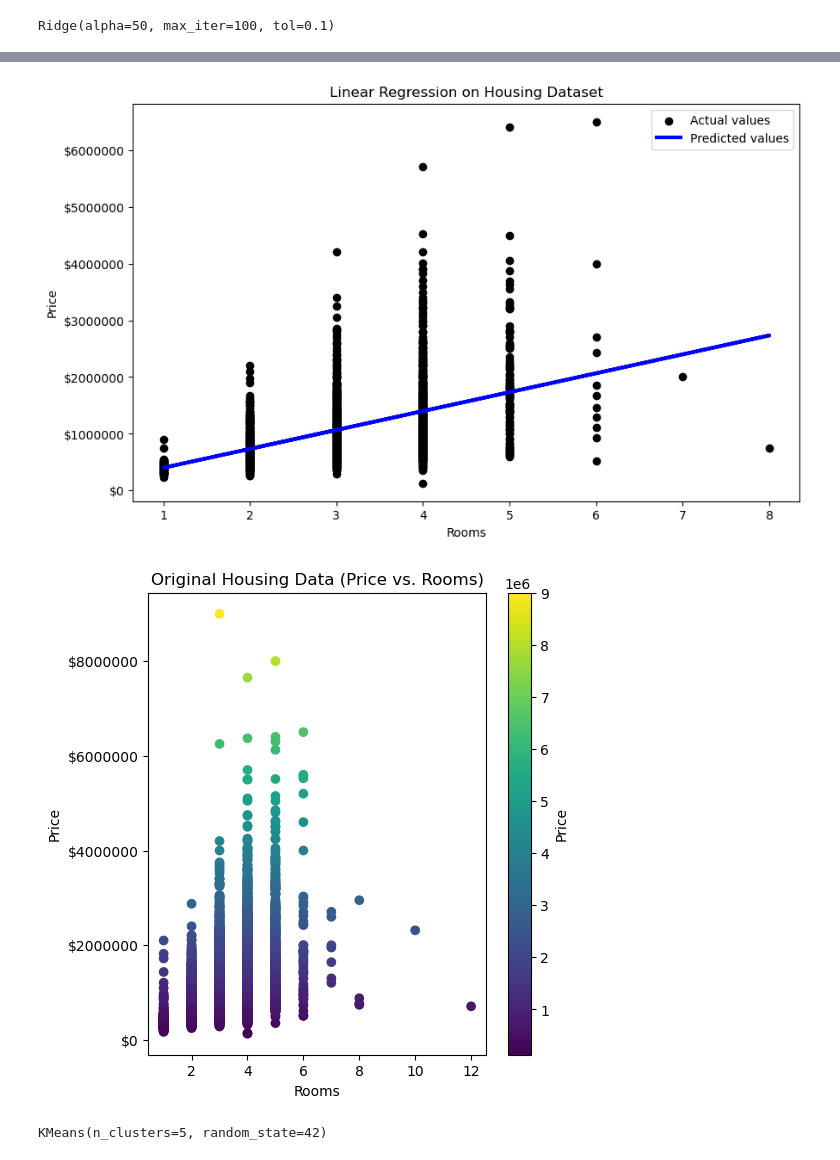
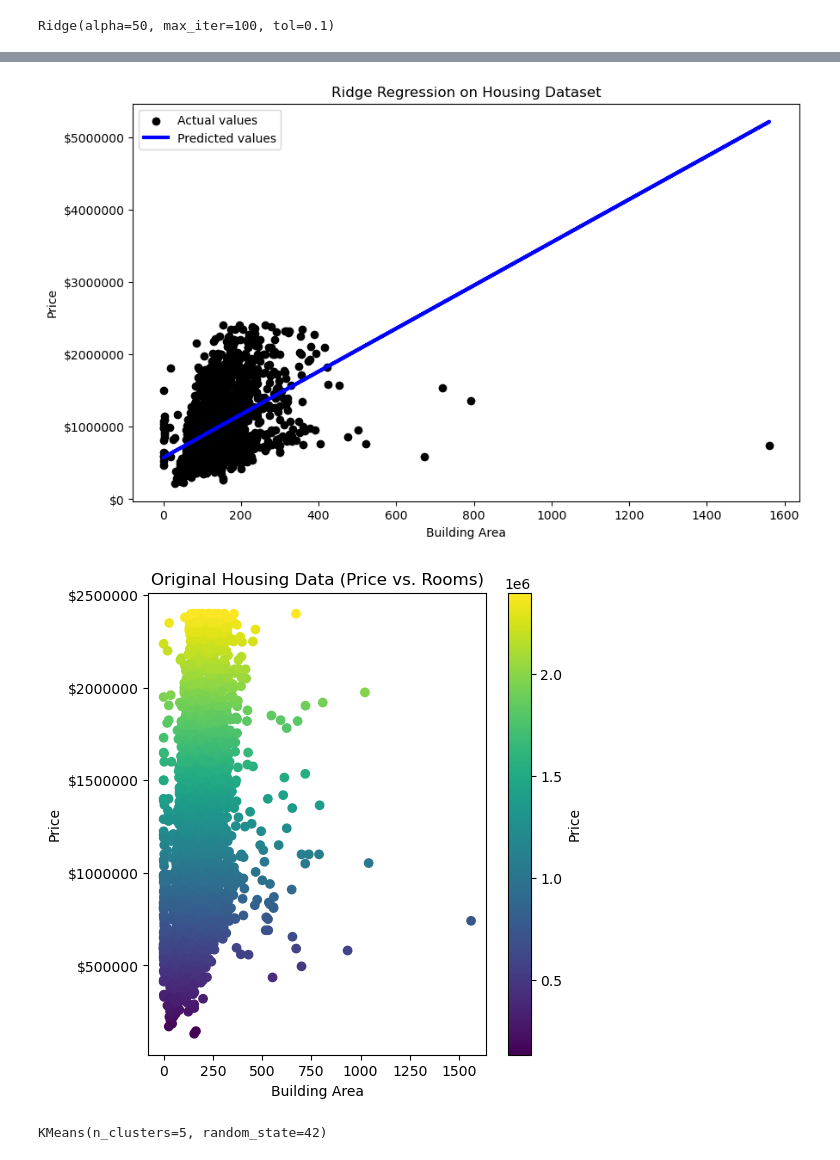
Before and after one commit to JakeRibeiro/HousingMarketAIModel, a Jupyter notebook: housingmodel.ipynb, the cells around one changed output, grey strips where cells are left out. Drawn from its saved outputs; the diff is of its cells as text; code cells hidden in the pictures.

```diff
--- a/housingmodel.ipynb
+++ b/housingmodel.ipynb
@@ -110,5 +108,16 @@ plt.gca().set_xticklabels(['${:.0f}'.format(x) for x in current_values])
 plt.show()
 # %% [output]
 [figure]
+# %%
+# (1) Calculate Q1 and Q3
+Q1 = housing_data['Price'].quantile(0.25)
+Q3 = housing_data['Price'].quantile(0.75)
+IQR = Q3 - Q1
+
+# Identify outliers
+outliers = housing_data[(housing_data['Price'] < Q1 - 1.5 * IQR) | (housing_data['Price'] > Q3 + 1.5 * IQR)]
+
+# Remove outliers
+housing_data = housing_data.drop(outliers.index)
 # %%
 housing_data = housing_data.join(pd.get_dummies(housing_data.Type)).drop(['Type'], axis=1)
@@ -223,37 +266,37 @@ y_pred = ridge_reg.predict(X_test)
 plt.figure(figsize=(10, 6))
 plt.scatter(X_test, y_test, color='black', label='Actual values')
 plt.plot(X_test, y_pred, color='blue', linewidth=3, label='Predicted values')
-plt.xlabel('Rooms')
+plt.xlabel('Building Area')
 plt.ylabel('Price')
-plt.title('Linear Regression on Housing Dataset')
+plt.title('Ridge Regression on Housing Dataset')
 current_values = plt.gca().get_yticks()
 plt.gca().set_yticklabels(['${:.0f}'.format(x) for x in current_values])
 plt.legend()
 plt.show()
 # %% [output]
-[figure, old version]
+[figure, new version]
 # %%
 from sklearn.cluster import KMeans
 # %%
 # Extract feature data and target labels
 X = housing_data.Price
 X_df = pd.DataFrame(housing_data.Price)
-y = housing_data.Rooms
-y_df = pd.DataFrame(housing_data.Rooms)
+y = housing_data.BuildingArea
+y_df = pd.DataFrame(housing_data.BuildingArea)
 # %%
 # Plot original data
 plt.figure(figsize=(12, 6))
 plt.subplot(1, 2, 1)
 plt.scatter(y, X, c=X, cmap='viridis')
-plt.title('Original Housing Data (Price vs. Rooms)')
-plt.xlabel('Rooms')
+plt.title('Original Housing Data')
+plt.xlabel('Building Area')
 plt.ylabel('Price')
 current_values = plt.gca().get_yticks()
 plt.gca().set_yticklabels(['${:.0f}'.format(x) for x in current_values])
 plt.colorbar(label='Price')
 plt.show()
 # %% [output]
-[figure, old version]
+[figure, new version]
 # %%
 cluster_model = KMeans(n_clusters=5, random_state=42)
 cluster_model.fit(X_df)
```
Also changed, not shown: parts of 17 cells of this notebook, 6 other files.
